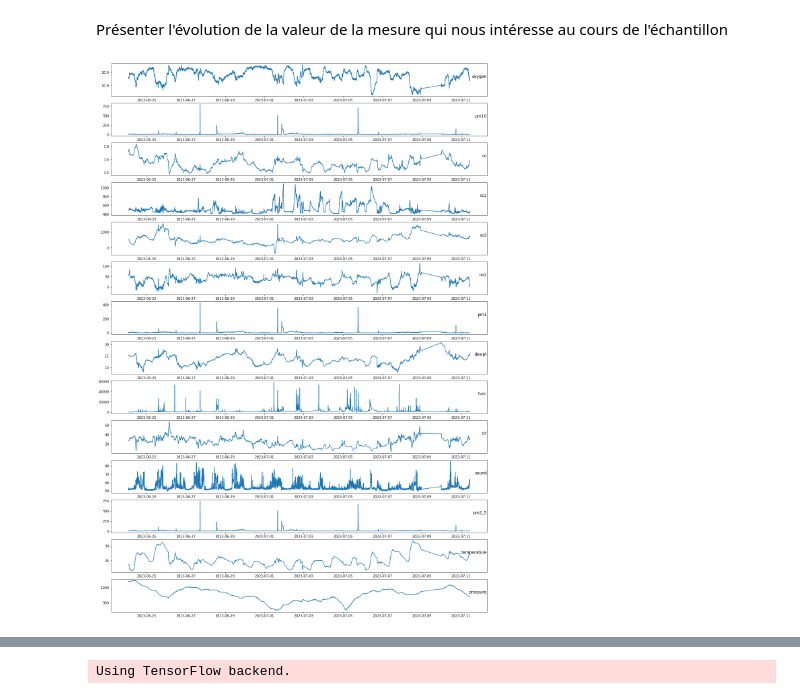
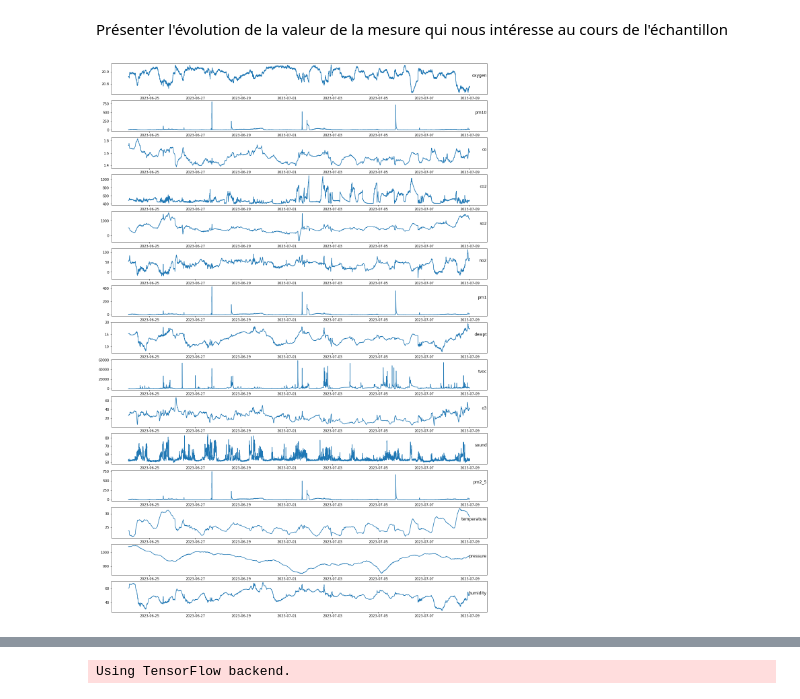
Before and after one commit to XIAxuanzheFrancis/Apprentissage-du-mod-le-LSTM, a Jupyter notebook: rnn_correct_room.ipynb, the cells around one changed output, grey strips where cells are left out. Saved outputs shown, nothing was run; the diff lists cells and outputs as text; code cells hidden in the pictures.

```diff
--- a/rnn_correct_room.ipynb
+++ b/rnn_correct_room.ipynb
@@ -61,7 +61,8 @@ Supprimer les lignes nulles et les colonnes de caractéristiques inintéressante
 data.drop(['TypPS', 'cnt0_5','cnt1','performance','measuretime','temperature_o2','sound_max','cnt5','cnt10','dCO2dt','health','cnt2_5','humidity_abs','dHdt','cnt0_3'], axis=1, inplace=True)
 data.dropna(inplace=True)
 data['timestamp'] = pd.to_datetime(data['timestamp'])
-dates_to_remove = ['2023-07-09']
+
+dates_to_remove = ['2023-07-09','2023-07-10','2023-07-11']
 dates_to_remove = pd.to_datetime(dates_to_remove)
 data = data[~data['timestamp'].dt.normalize().isin(dates_to_remove)]
 columns = list(data.columns)
@@ -105,18 +106,18 @@ Présenter l'évolution de la valeur de la mesure qui nous intéresse au cours d
 # %%
 values = data.values
 dates = data.index
-groups = [0, 1, 2, 3, 4, 5, 6, 7 ,8 ,9 ,10 ,11 ,12, 13]
+groups = [0, 1, 2, 3, 4, 5, 6, 7 ,8 ,9 ,10 ,11 ,12, 13, 14]
 i = 1
 
 plt.figure(figsize=(20,30))
 for group in groups:
     plt.subplot(len(groups), 1, i)
     plt.plot(dates,values[:, group])
     plt.title(data.columns[group], y=0.5, loc='right')
     i += 1
 plt.show()#date
 # %% [output]
-[figure, old version]
+[figure, new version]
 # %%
 data
 # %% [output]
```
Also changed, not shown: parts of 44 cells of this notebook, 14 other files.
